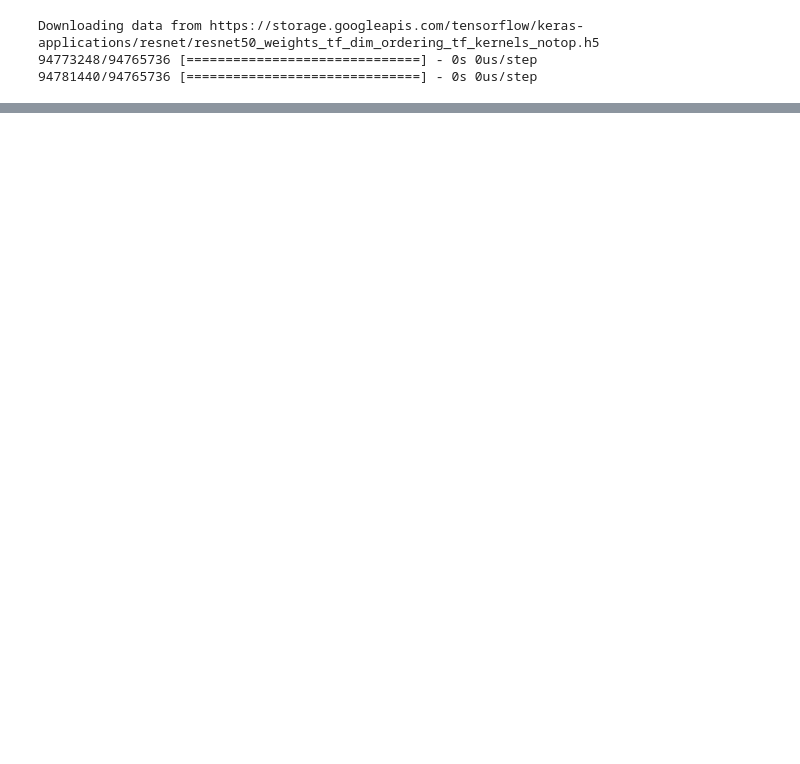
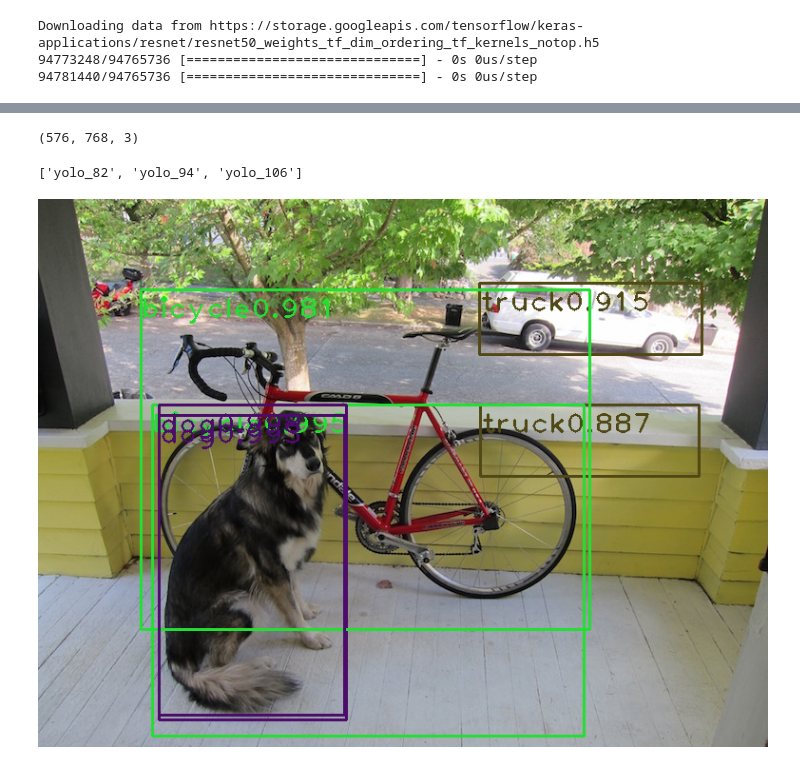
Before and after one commit to leekyuyoung4/ml0719, a Jupyter notebook: 20221004/전이학습.ipynb, the cells around one changed output, grey strips where cells are left out. Cells and saved outputs as stored; diff of their text form; code cells hidden in the pictures; blank space fills up the shorter version.

```diff
--- a/20221004/전이학습.ipynb
+++ b/20221004/전이학습.ipynb
@@ -91,0 +154,20 @@ cnn.add(Dense(no_class,activation='softmax'))
+# %%
+# 테스트 할 영상을 읽는다.
+img = cv2.imread('/content/drive/MyDrive/YOLO/yolo_test.jpg')
+# import matplotlib.pyplot as plt
+# plt.imshow(img)
+# %%
+height,width,channels =  img.shape
+# %%
+height,width,channels
+# %% [output]
+(576, 768, 3)
+# %%
+blob = cv2.dnn.blobFromImage(img,1.0/256,(448,448),(0,0,0),swapRB=True,crop=False)
+yolo_model = cv2.dnn.readNet('/content/drive/MyDrive/YOLO/yolov3.weights','/content/drive/MyDrive/YOLO/yolov3.cfg')
+layer_names= yolo_model.getLayerNames()
+# %%
+out_layers = [layer_names[i-1] for i in yolo_model.getUnconnectedOutLayers()]
+out_layers
+# %% [output]
+['yolo_82', 'yolo_94', 'yolo_106']
@@ -91,0 +178,31 @@ cnn.add(Dense(no_class,activation='softmax'))
+# %%
+class_ids,confidences,boxes=[],[],[]
+output3=yolo_model.forward(out_layers)
+for output in output3:
+    for vec85 in output:
+        scores=vec85[5:]
+        class_id=np.argmax(scores)
+        confidence=scores[class_id]
+        if confidence>0.6: # 신뢰도가 50% 이상인 경우만 취함
+            centerx,centery=int(vec85[0]*width),int(vec85[1]*height)  # [0,1] 표현을 영상 크기로 변환
+            w,h=int(vec85[2]*width),int(vec85[3]*height)
+            x,y=int(centerx-w/2),int(centery-h/2)
+            boxes.append([x,y,w,h])
+            confidences.append(float(confidence))
+            class_ids.append(class_id)
+
+indexes=cv2.dnn.NMSBoxes(boxes,confidences,0.5,0.4)
+for i in range(len(boxes)):
+    if i in indexes:
+        x,y,w,h=boxes[i]
+        text=str(classes[class_ids[i]])+'%.3f'%confidences[i]
+        cv2.rectangle(img,(x,y),(x+w,y+h),colors[class_ids[i]],2)
+        cv2.putText(img,text,(x,y+30),cv2.FONT_HERSHEY_PLAIN,2,colors[class_ids[i]],2)
+
+from google.colab.patches import cv2_imshow
+cv2_imshow(img)
+
+cv2.waitKey(0)
+cv2.destroyAllWindows()
+# %% [output]
+[figure, added]
```
Also changed, not shown: parts of 10 cells of this notebook.
